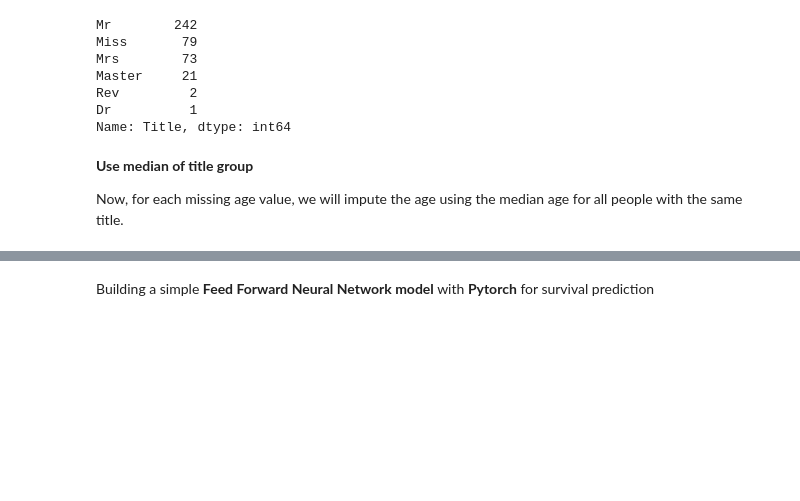
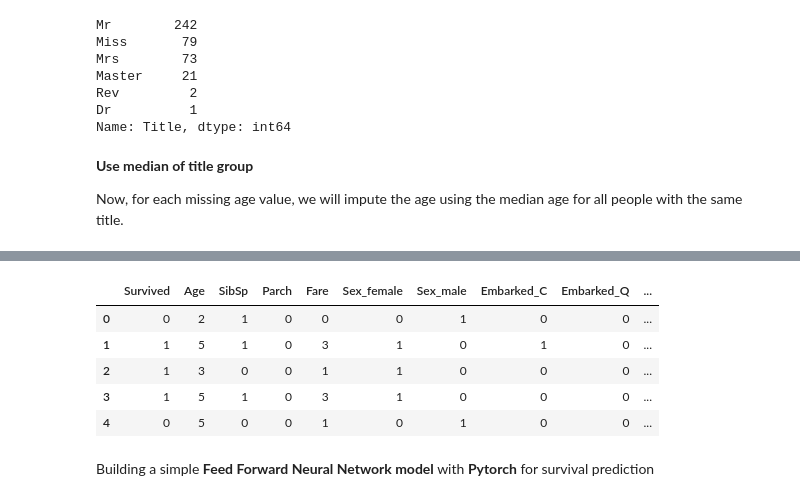
Before and after one commit to dipanshuhaldar/binary_classification_pytorch, a Jupyter notebook: titanic_approach_1.ipynb, the cells around one changed output, grey strips where cells are left out. Saved outputs shown, nothing was run; the diff lists cells and outputs as text; code cells hidden in the pictures; blank space fills up the shorter version.

```diff
--- a/titanic_approach_1.ipynb
+++ b/titanic_approach_1.ipynb
@@ -303,2 +410,11 @@ test_data.drop(['PassengerId','Name','Ticket', 'Cabin', 'Title'], axis = 1, inpl
+# %%
+train_data.head()
+# %% [output]
+|  | Survived | Age | SibSp | Parch | Fare | Sex_female | Sex_male | Embarked_C | Embarked_Q | ... |
+| 0 | 0 | 2 | 1 | 0 | 0 | 0 | 1 | 0 | 0 | ... |
+| 1 | 1 | 5 | 1 | 0 | 3 | 1 | 0 | 1 | 0 | ... |
+| 2 | 1 | 3 | 0 | 0 | 1 | 1 | 0 | 0 | 0 | ... |
+| 3 | 1 | 5 | 1 | 0 | 3 | 1 | 0 | 0 | 0 | ... |
+| 4 | 0 | 5 | 0 | 0 | 1 | 0 | 1 | 0 | 0 | ... |
 # %% [markdown]
 Building a simple **Feed Forward Neural Network model** with **Pytorch** for survival prediction
```
Also changed, not shown: parts of 19 cells of this notebook.
